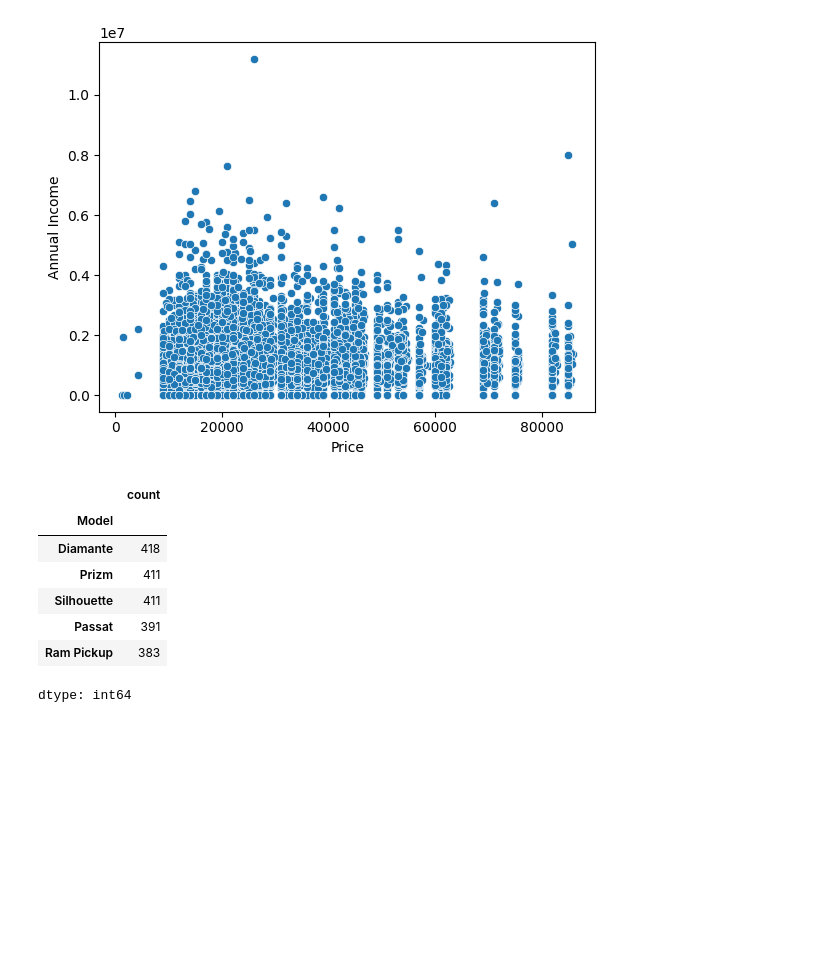
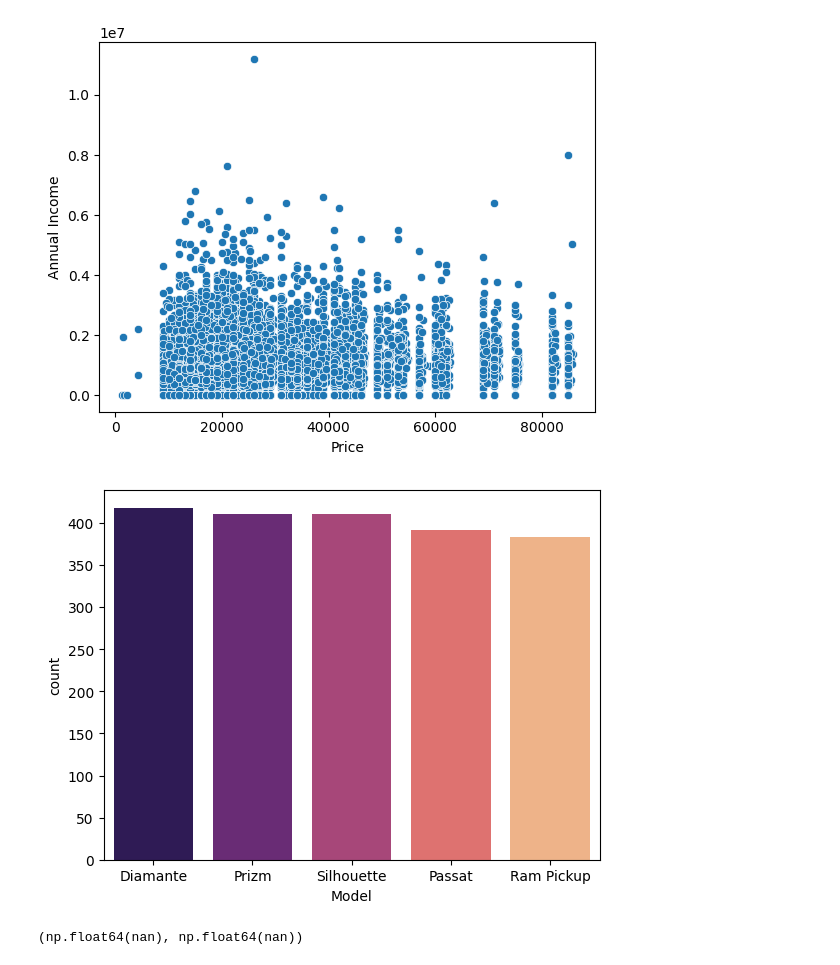
Before and after one commit to ydv-prince/EDA, a Jupyter notebook: EDA_2_Car_Sale_Dataset.ipynb, the cells around one changed output. Cells and saved outputs as stored; diff of their text form; code cells hidden in the pictures; blank space fills up the shorter version.

```diff
--- a/EDA_2_Car_Sale_Dataset.ipynb
+++ b/EDA_2_Car_Sale_Dataset.ipynb
@@ -267,16 +267,24 @@ plt.show()
 # %%
 #Q10. What are the top 5 car models with the highest number of sales, and how does their price distribution look?
 
-df['Model'].value_counts().sort_values(ascending = False).head(5)
+top_5_models = df['Model'].value_counts().head(5).reset_index()
+sns.barplot(x = 'Model', y = 'count', data = top_5_models, palette = 'magma')
+plt.show()
 # %% [output]
-|  | count |
-| Model |  |
-| Diamante | 418 |
-| Prizm | 411 |
-| Silhouette | 411 |
-| Passat | 391 |
-| Ram Pickup | 383 |
-dtype: int64
+[figure, added]
+# %%
+from scipy.stats import f_oneway
+
+anova_data = [
+    top_models_df[top_models_df['Model'] == model]['Price']
+    for model in top_5_models.index
+]
+
+f_stat, p_value = f_oneway(*anova_data)
+
+f_stat, p_value
+# %% [output]
+(np.float64(nan), np.float64(nan))
 # %%
 df.columns
 # %% [output]
```
Also changed, not shown: parts of 8 cells of this notebook.
